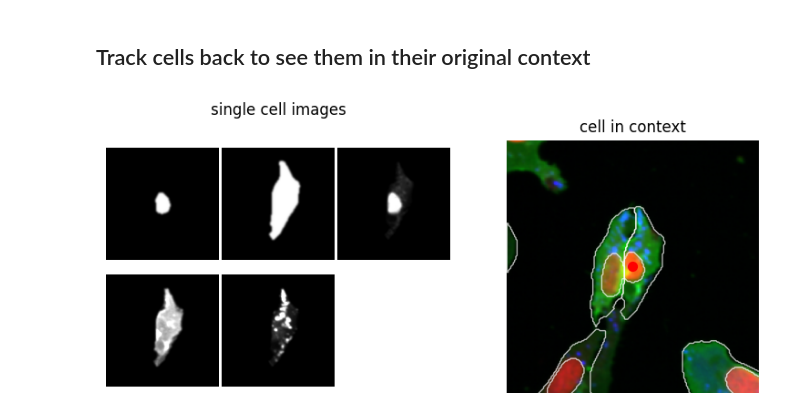
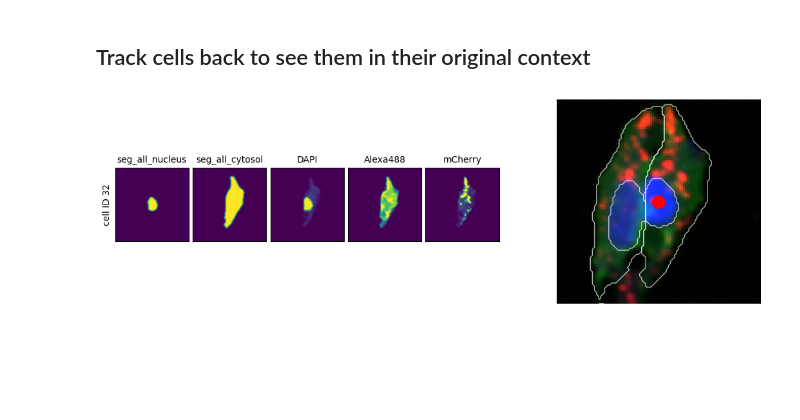
Before and after one commit to laminlabs/lamin-usecases, a Jupyter notebook: docs/imaging4.ipynb, the cells around one changed output. Cells and saved outputs as stored; diff of their text form; code cells hidden in the pictures; blank space fills up the shorter version.

```diff
--- a/docs/imaging4.ipynb
+++ b/docs/imaging4.ipynb
@@ -312,44 +277,24 @@ The *EI24* KO cells have fewer LC3 puncta, and seem to show a defect in the form
 # %%
 # select a random cell from the WT  dataset
 cell = features_wt.sample(1, random_state = 42)
 dataset = cell["dataset"].values[0]
 cell_id = cell["cell_id"].values[0]
 
 # get spatialdata object and single-cell image dataset
-sdata = ln.Artifact.get(key = ln.Artifact.get(dataset).key.replace("single_cell_data.h5", "spatialdata.zarr")).load()
-single_cell_images = get_image(cell_id, dataset)
+sdata = ln.Artifact.get(key = ln.Artifact.get(dataset).key.replace("single_cell_data.h5ad", "spatialdata.zarr")).load()
+single_cell_images = scportrait.io.read_h5sc(ln.Artifact.get(dataset).cache())
 
 #lookup location of cell of interest
 x, y = sdata["centers_seg_all_nucleus"].compute().loc[cell_id, :]
 
-# subset spatialdata object to only contain local context of the cell of interest
-width = 100
-height = 100
-
-sdata_window = sdata.query.bounding_box(
-    axes=["x", "y"],
-    min_coordinate=[x - width, y - height],
-    max_coordinate=[x + width, y + height],
-    target_coordinate_system="global",
-)
-
-# convert rasterized segmentation results to a vectorized format for prettier visualization
-sdata_window["seg_all_nucleus_vectorized"] = to_polygons(sdata_window["seg_all_nucleus"])
-sdata_window["seg_all_cytosol_vectorized"] = to_polygons(sdata_window["seg_all_cytosol"])
-
 # plot single-cell images and spatial context
-fig, axs = plt.subplots(1, 2, figsize=(8, 3.5))
-plot_image_grid(axs[0], [single_cell_images[i] for i in range(single_cell_images.shape[0])], 2, 3, title = "single cell images", spacing=0.01)
-
-sdata_window.pl.render_images("input_image").pl.show(ax=axs[1], title="Input Image");
-sdata_window.pl.render_shapes("seg_all_nucleus_vectorized", fill_alpha=0, outline_alpha=0.7, outline_width=1, outline_color = "white").pl.show(ax=axs[1]);
-sdata_window.pl.render_shapes("seg_all_cytosol_vectorized", fill_alpha=0, outline_alpha=0.7, outline_width=1, outline_color = "white").pl.show(ax=axs[1], title="cell in context");
-axs[1].scatter(x, y, color = "red", s = 50)
-axs[1].axis("off");
-
+fig, axs = plt.subplots(1, 2, figsize=(12, 3.5))
+scportrait.pl.cell_grid_multi_channel(single_cell_images, cell_ids = cell_id, axs = axs[0], show_fig = False)
+scportrait.pl.plot_segmentation_mask(sdata, masks = ["seg_all_nucleus", "seg_all_cytosol"], select_region = (x, y), max_width = 100, axs = axs[1], show_fig = False)
+axs[1].scatter(x, y, color = "red", s = 200,) # plot red dot on top of selected cell
 fig.tight_layout()
 # %% [output]
-[figure, old version]
+[figure, new version]
 # %%
 ln.finish()
 # %% [output]
```
Also changed, not shown: parts of 7 cells of this notebook, 2 other files.
